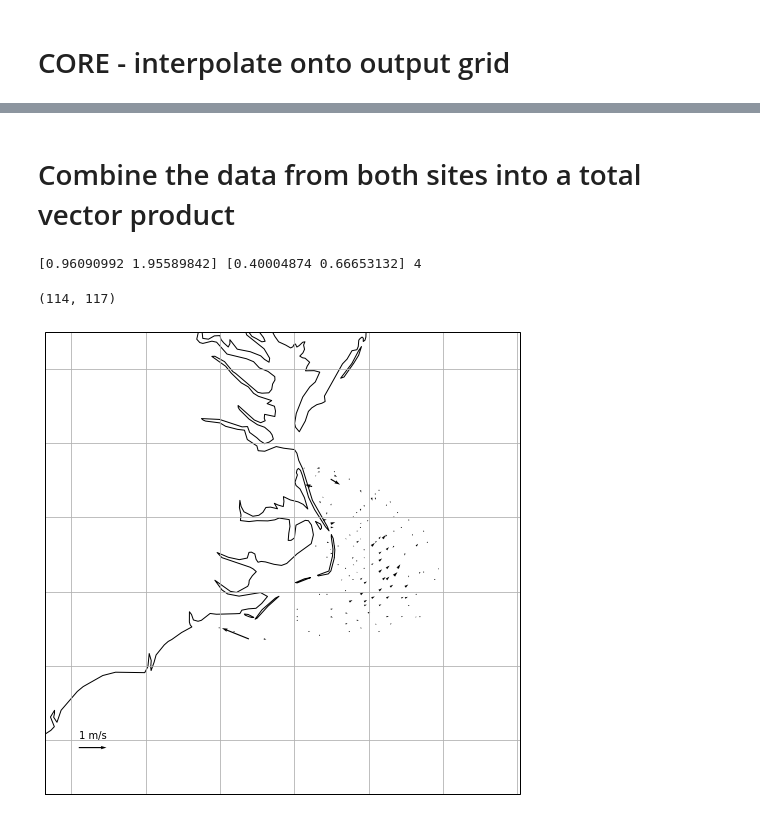
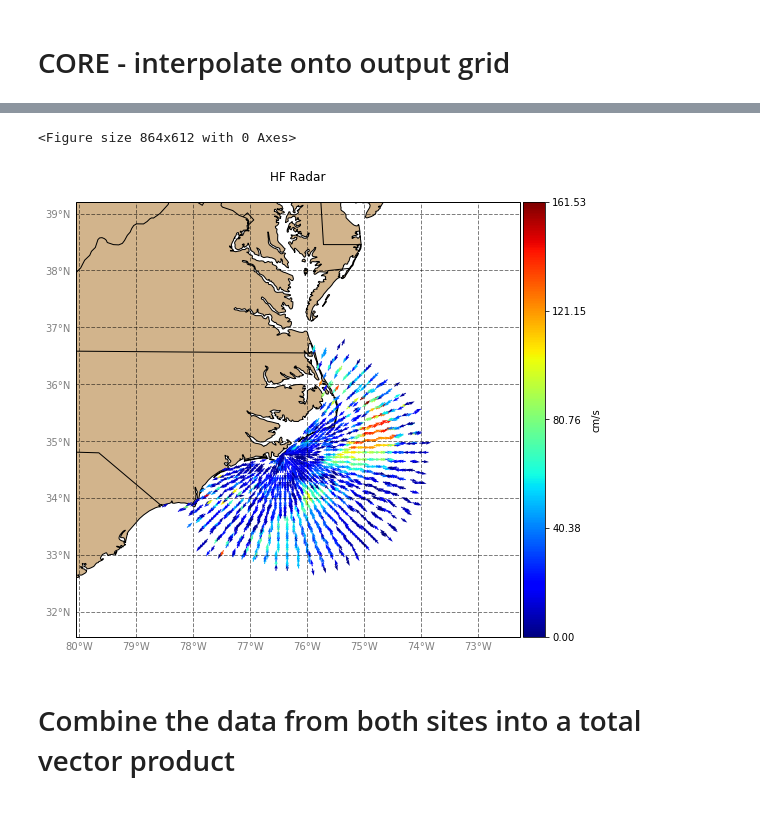
Before and after one commit to SECOORA/data_challenge_2020, a Jupyter notebook: Compute_Vector_Totals.ipynb, the cells around one changed output, grey strips where cells are left out. Cells and saved outputs as stored; diff of their text form; code cells hidden in the pictures.

```diff
--- a/Compute_Vector_Totals.ipynb
+++ b/Compute_Vector_Totals.ipynb
@@ -127,0 +153,11 @@ core_grid.VELU.plot()
+# %%
+# Map the gridded CORE data on the grid
+plot_common(
+    '',
+    core_grid['lon'],
+    core_grid['lat'],
+    core_grid.VELU,
+    core_grid.VELV,
+    sub=1
+)
+# %% [output]
@@ -128,2 +165,4 @@ core_grid.VELU.plot()
+<Figure size 864x612 with 0 Axes>
+[figure, added]
 # %% [markdown]
 # Combine the data from both sites into a total vector product
@@ -132,15 +169,3 @@ import rads2uv
-# %%
-radial_velocities = [1, 2, 2, 1]
-std_dev = [1, 1, 1, 1]
-angles = [0, 45, 90, 1]
-UV, VAR, n  = rads2uv.rads2uv(
-    radial_velocities,
-    std_dev,
-    angles
-)
-print(UV, VAR, n)
-# %% [output]
-[0.96090992 1.95589842] [0.40004874 0.66653132] 4
 # %%
 # dumb, but it works
 duck_vel = duck_grid['VELO'].values.flatten()
@@ -173,4 +202,0 @@ V = V.reshape(duck_grid['VELO'].shape)
-# %%
-U.shape
-# %% [output]
-(114, 117)
@@ -181,21 +202,0 @@ import cartopy.feature as cfe
-# %%
-ax = plt.axes(projection=crs.PlateCarree())
-ax.coastlines('50m')
-ax.gridlines()
-quiver = plt.quiver(
-    duck_grid['lon'],
-    duck_grid['lat'],
-    U,
-    V,
-    transform=crs.PlateCarree(),
-)
-key = plt.quiverkey(
-    quiver,
-    0.1,
-    0.1,
-    1000,
-    '1 m/s',
-    coordinates='axes'
-)
-# %% [output]
-[figure, removed]
```
Also changed, not shown: parts of 14 cells of this notebook.
